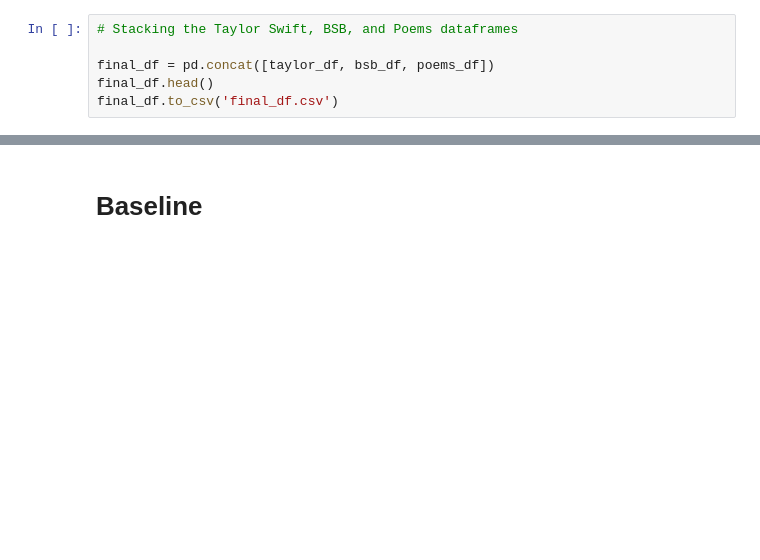
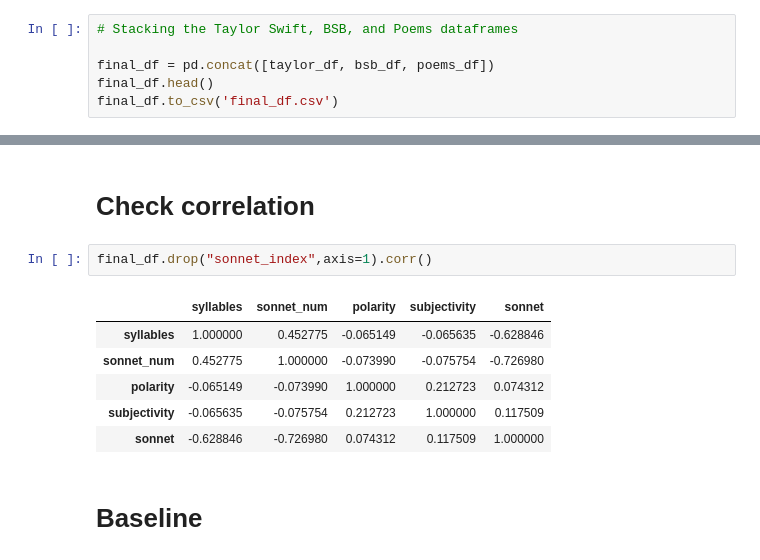
Before and after one commit to amadorschulze92/iambic_songs, a Jupyter notebook: model.ipynb, the cells around one changed output, grey strips where cells are left out. Drawn from its saved outputs; the diff is of its cells as text; blank space fills up the shorter version.

```diff
--- a/model.ipynb
+++ b/model.ipynb
@@ -156,3 +158,14 @@ final_df.shape
+# %% [markdown]
+# Check correlation
+# %%
+final_df.drop("sonnet_index",axis=1).corr()
+# %% [output]
+|  | syllables | sonnet_num | polarity | subjectivity | sonnet |
+| syllables | 1.000000 | 0.452775 | -0.065149 | -0.065635 | -0.628846 |
+| sonnet_num | 0.452775 | 1.000000 | -0.073990 | -0.075754 | -0.726980 |
+| polarity | -0.065149 | -0.073990 | 1.000000 | 0.212723 | 0.074312 |
+| subjectivity | -0.065635 | -0.075754 | 0.212723 | 1.000000 | 0.117509 |
+| sonnet | -0.628846 | -0.726980 | 0.074312 | 0.117509 | 1.000000 |
 # %% [markdown]
 # Baseline
 # %%
```
Also changed, not shown: parts of 25 cells of this notebook.
